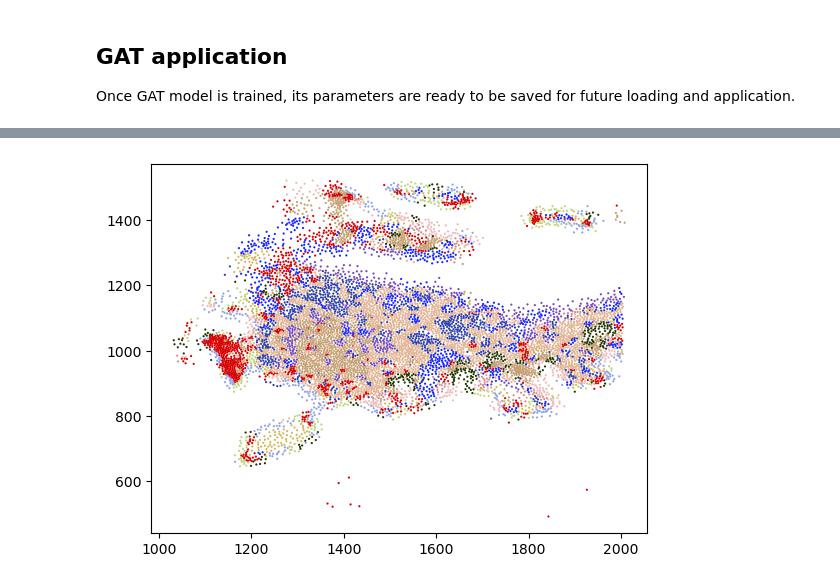
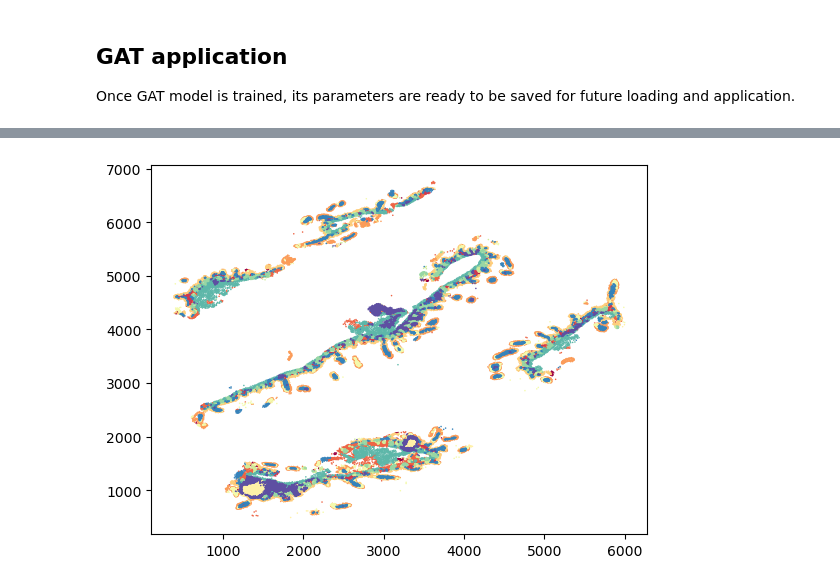
Before and after one commit to aifimmunology/SPARROW, a Jupyter notebook: 04_Train_GAT.ipynb, the cells around one changed output, grey strips where cells are left out. Drawn from its saved outputs; the diff is of its cells as text; code cells hidden in the pictures.

```diff
--- a/04_Train_GAT.ipynb
+++ b/04_Train_GAT.ipynb
@@ -49,7 +53,7 @@ SPARROW takes care of this in the backend so simply specify the relevant parquet
 xmin,xmax,ymin,ymax = obj.parquet['x'].min().compute(), obj.parquet['y'].max().compute() , obj.parquet['y'].min().compute(), obj.parquet['x'].max().compute()
 # %%
 #make the adjacency list, A_list, and the gene expression array list,X_list.
-stepsize=4000
+stepsize=7000
 k_neighbours_for_adjacency = 4
 min_transcript_per_cell = 5
 A_list, X_list=SPARROW.GAT.preprocessing.graph_loader(obj, obj._genes_no_blank,int(xmin),int(xmax),int(ymin),int(ymax),stepsize,
@@ -67,4 +75,4 @@ To train GAT, we will need to use the latent representation $Z$ from the trained
 #this should be the same as how VAE model was previously defined
 VAEmodel=SPARROW.VAE.vae.vae(X_list[0].shape[1],[160,84],[64,32,14])
 #load saved model weights
-VAEmodel.load_state_dict(torch.load('sparrow_demo/test_model/vae_model.pkl'))
+VAEmodel.load_state_dict(torch.load('/home/jupyter/sparrow_demo/test_model/vae_model.pkl'))
@@ -72,4 +82,5 @@ VAEmodel.load_state_dict(torch.load('sparrow_demo/test_model/vae_model.pkl'))
 ### start GAT training
 # %%
 optimizer_gat = torch.optim.Adam(GATmodel.parameters(), lr=5e-3,weight_decay=1e-5)
-SPARROW.GAT.neighbourhoods.train(GATmodel,VAEmodel, optimizer_gat,A_list,X_list,num_epochs=200,log_name='GATtraining.log')
+
+SPARROW.GAT.neighbourhoods.train(model,VAEmodel, optimizer_gat,A_list,X_list,patience = 1, num_epochs=200,log_name='/home/jupyter/sparrow_demo/test_model/GATtraining.log')
@@ -83,14 +112,12 @@ Once GAT model is trained, its parameters are ready to be saved for future loadi
 #In the demo below, I'm using a VAE and GAT model trained previously on human intestine Xenium data that can be found in testdata
 GATmodel.eval()
 #define bounding box
-xmin,xmax,ymin,ymax = 0,2000,4000,6000
-#read human intestine parquet
-obj=SPARROW.preprocessing.ingest.read_parquet('testdata/HumanGutDemoData/parquet/')
+xmin,xmax,ymin,ymax = 0,7000,0,7000
 ROI = obj.geometry.cx[xmin:xmax,xmin:xmax]
 #load gene features selected for VAE training
 #selected_features=np.load('/path/to/selected_VAE_gene_features.npy')
 
-X= obj.parquet.compute().loc[ROI.index,selected_features].values
+X= obj.parquet.compute().loc[ROI.index,obj._genes_no_blank].values
 A=SPARROW.GAT.preprocessing._make_A(ROI,k=4)
 with torch.no_grad():
     loc, scale = VAEmodel.Encoder(torch.from_numpy(X).type(torch.float))
@@ -110,8 +137,8 @@ torch.Size([9091, 12])
 # %%
 import colorcet
 from matplotlib.pyplot import get_cmap
 xy=obj.parquet.compute().loc[ROI.index,['x','y']].values
 for i in range(12):
-    plt.scatter(*xy[embeddings[-1].argmax(axis=1) == i].T,s=10,marker='.',edgecolors='none',color=get_cmap('cet_glasbey',12)(i))
+    plt.scatter(*xy[embeddings[-1].argmax(axis=1) == i].T,s=5,marker='.',edgecolors='none',color=get_cmap('Spectral',12)(i))
 # %% [output]
-[figure, old version]
+[figure, new version]
```
Also changed, not shown: parts of 6 cells of this notebook.
